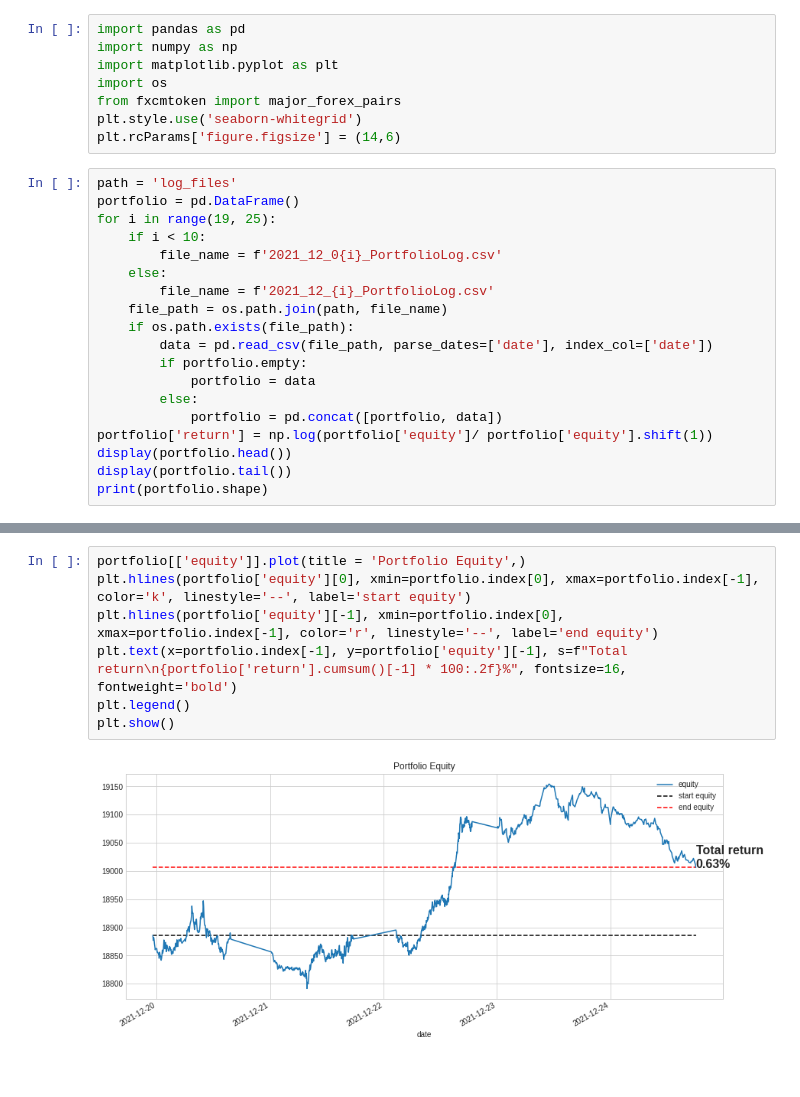
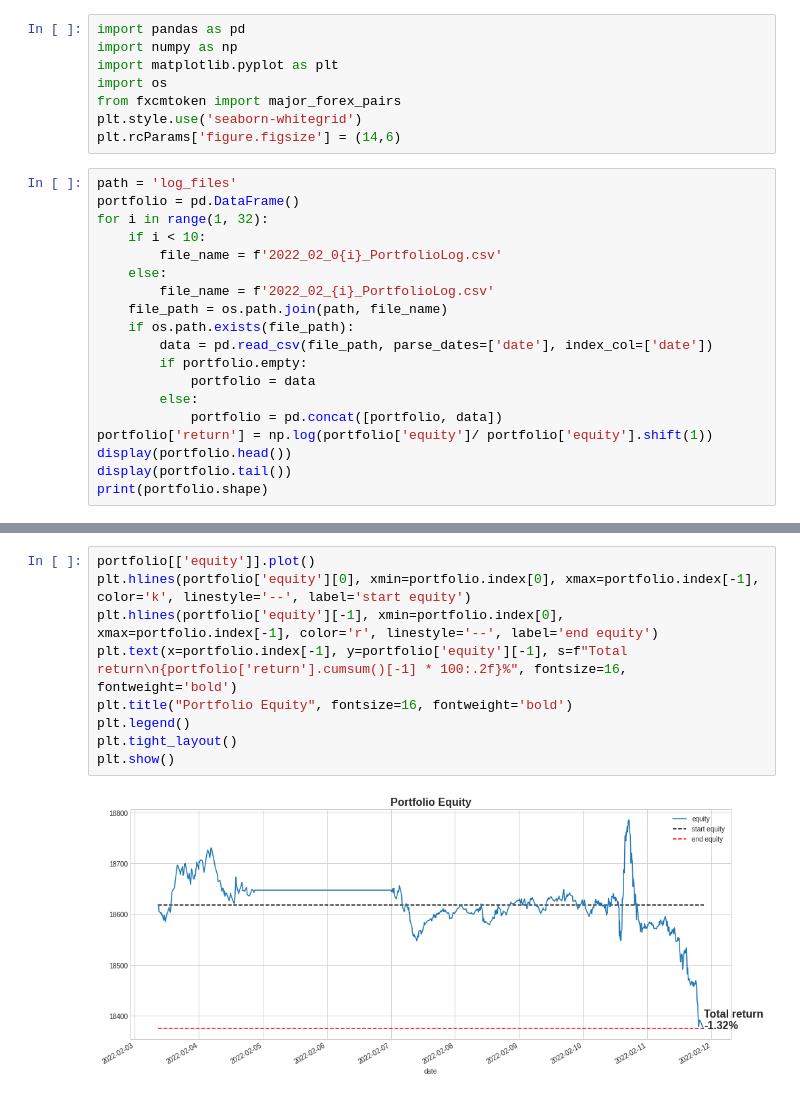
Before and after one commit to kfuangsung/Algorithmic-Trading-with-Python, a Jupyter notebook: Live trading using fxcmpy/trader_results.ipynb, the cells around one changed output, grey strips where cells are left out. Cells and saved outputs as stored; diff of their text form.

```diff
--- a/Live trading using fxcmpy/trader_results.ipynb
+++ b/Live trading using fxcmpy/trader_results.ipynb
@@ -9,11 +9,11 @@ plt.rcParams['figure.figsize'] = (14,6)
 # %%
 path = 'log_files'
 portfolio = pd.DataFrame()
-for i in range(19, 25):
+for i in range(1, 32):
     if i < 10:
-        file_name = f'2021_12_0{i}_PortfolioLog.csv'
+        file_name = f'2022_02_0{i}_PortfolioLog.csv'
     else:
-        file_name = f'2021_12_{i}_PortfolioLog.csv'
+        file_name = f'2022_02_{i}_PortfolioLog.csv'
     file_path = os.path.join(path, file_name)
     if os.path.exists(file_path):
         data = pd.read_csv(file_path, parse_dates=['date'], index_col=['date'])
@@ -48,9 +54,11 @@ Total return 0.63 %
 # %%
-portfolio[['equity']].plot(title = 'Portfolio Equity',)
+portfolio[['equity']].plot()
 plt.hlines(portfolio['equity'][0], xmin=portfolio.index[0], xmax=portfolio.index[-1], color='k', linestyle='--', label='start equity')
 plt.hlines(portfolio['equity'][-1], xmin=portfolio.index[0], xmax=portfolio.index[-1], color='r', linestyle='--', label='end equity')
 plt.text(x=portfolio.index[-1], y=portfolio['equity'][-1], s=f"Total return\n{portfolio['return'].cumsum()[-1] * 100:.2f}%", fontsize=16, fontweight='bold')
+plt.title("Portfolio Equity", fontsize=16, fontweight='bold')
 plt.legend()
+plt.tight_layout()
 plt.show()
 # %% [output]
-[figure, old version]
+[figure, new version]
```
Also changed, not shown: parts of 4 cells of this notebook.
